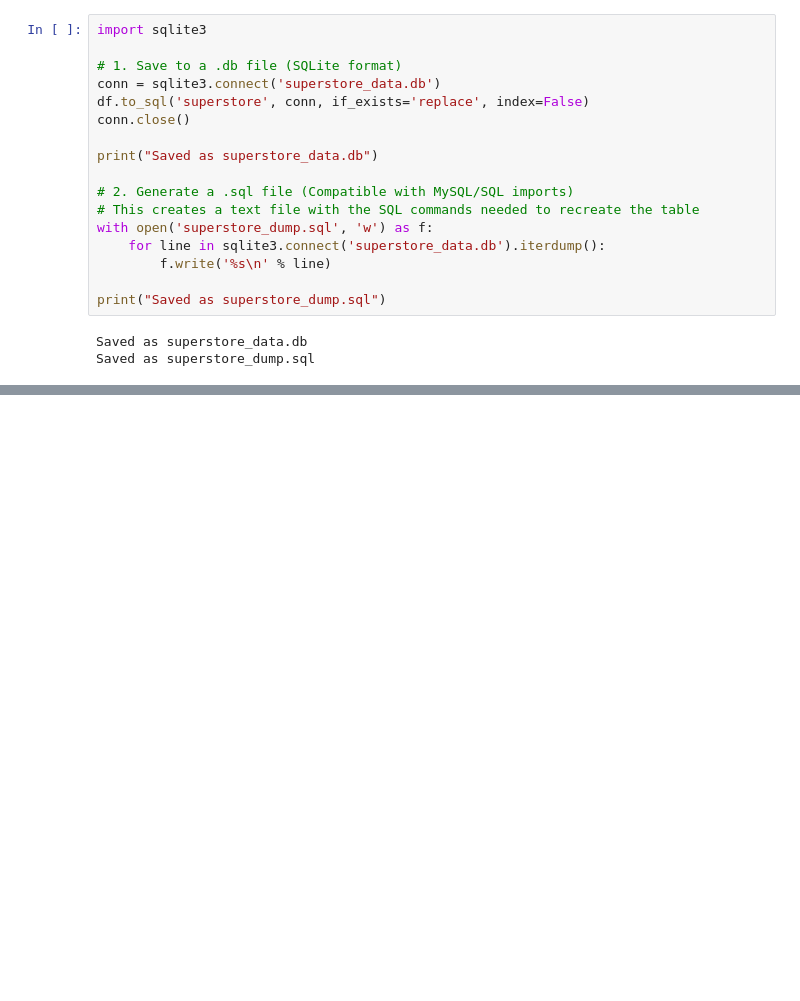
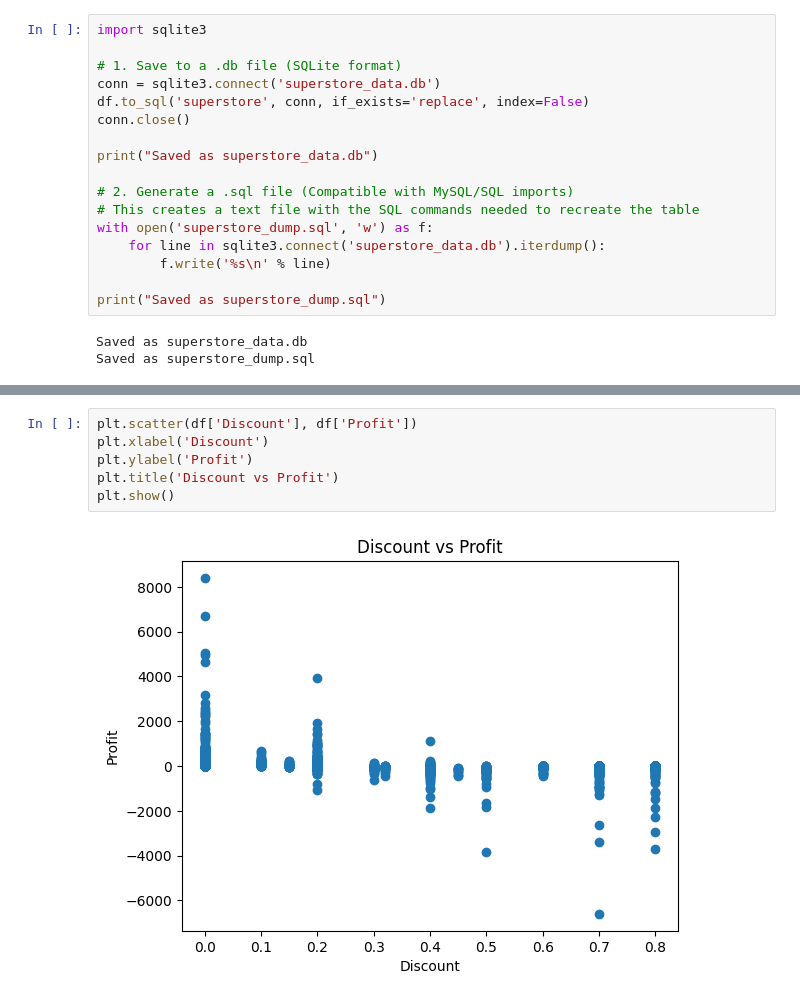
Before and after one commit to Taksha03/sales-data-analysis-dashboard, a Jupyter notebook: data_cleaning_analysis.ipynb, the cells around one changed output, grey strips where cells are left out. Saved outputs shown, nothing was run; the diff lists cells and outputs as text; blank space fills up the shorter version.

```diff
--- a/data_cleaning_analysis.ipynb
+++ b/data_cleaning_analysis.ipynb
@@ -187,0 +182,8 @@ dtype: object
+# %%
+plt.scatter(df['Discount'], df['Profit'])
+plt.xlabel('Discount')
+plt.ylabel('Profit')
+plt.title('Discount vs Profit')
+plt.show()
+# %% [output]
+[figure, added]
```
Also changed, not shown: parts of 9 cells of this notebook.
